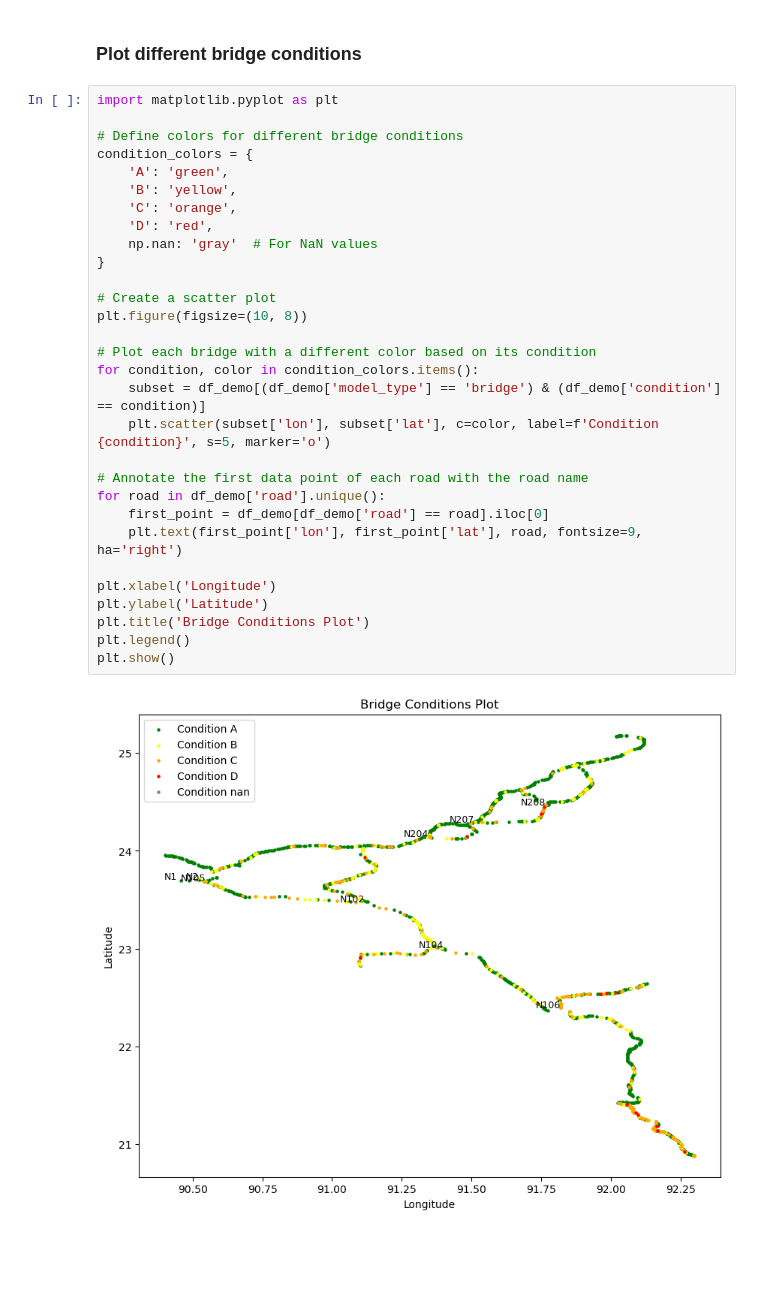
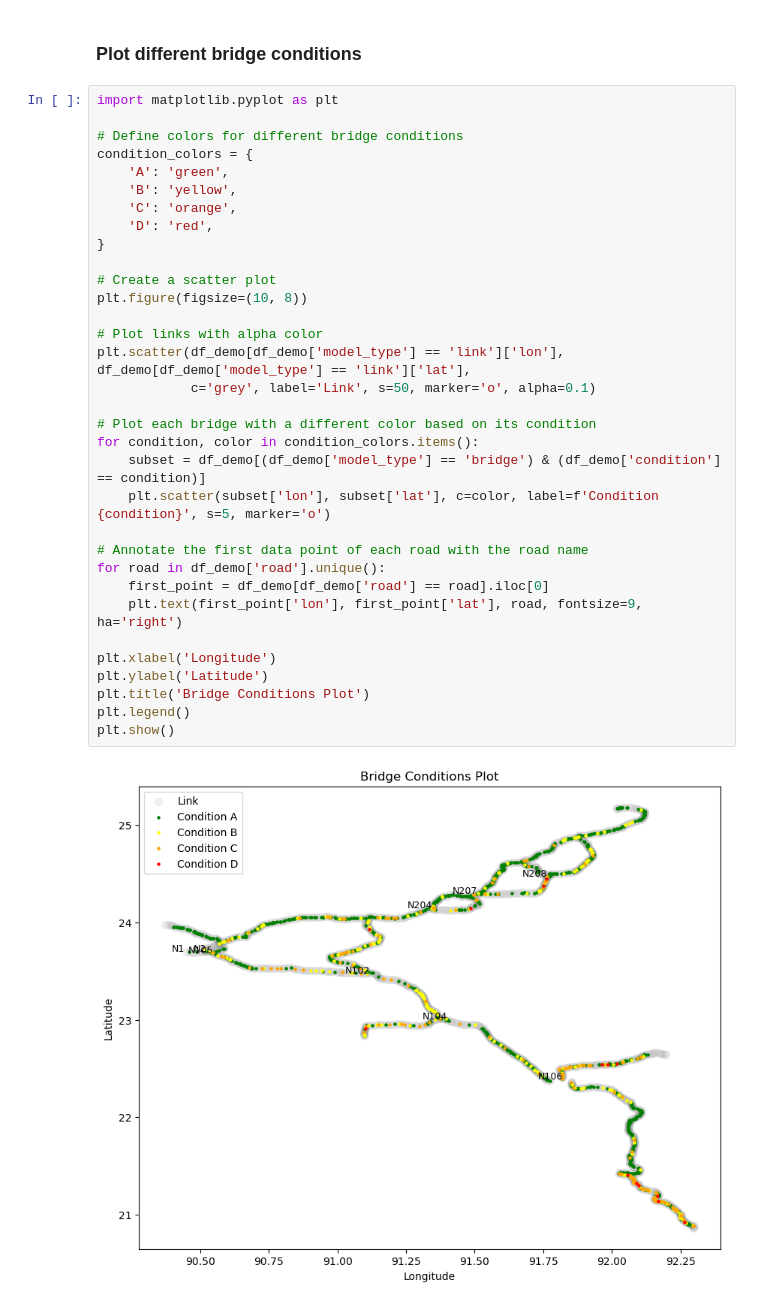
Before and after one commit to daniela1998/Advanced-Simulation-Assignments, a Jupyter notebook: Assignment 3/EPA133a-G16-A3_demo_generator/notebook/CreateDemoFile - Move.ipynb, the cells around one changed output. Drawn from its saved outputs; the diff is of its cells as text; blank space fills up the shorter version.

Commit message:
some plot for report

```diff
--- a/Assignment 3/EPA133a-G16-A3_demo_generator/notebook/CreateDemoFile - Move.ipynb
+++ b/Assignment 3/EPA133a-G16-A3_demo_generator/notebook/CreateDemoFile - Move.ipynb
@@ -473,32 +473,35 @@ plt.show()
 # %%
 import matplotlib.pyplot as plt
 
 # Define colors for different bridge conditions
 condition_colors = {
     'A': 'green',
     'B': 'yellow',
     'C': 'orange',
     'D': 'red',
-    np.nan: 'gray'  # For NaN values
 }
 
 # Create a scatter plot
 plt.figure(figsize=(10, 8))
+
+# Plot links with alpha color
+plt.scatter(df_demo[df_demo['model_type'] == 'link']['lon'], df_demo[df_demo['model_type'] == 'link']['lat'],
+            c='grey', label='Link', s=50, marker='o', alpha=0.1)
 
 # Plot each bridge with a different color based on its condition
 for condition, color in condition_colors.items():
     subset = df_demo[(df_demo['model_type'] == 'bridge') & (df_demo['condition'] == condition)]
     plt.scatter(subset['lon'], subset['lat'], c=color, label=f'Condition {condition}', s=5, marker='o')
 
 # Annotate the first data point of each road with the road name
 for road in df_demo['road'].unique():
     first_point = df_demo[df_demo['road'] == road].iloc[0]
     plt.text(first_point['lon'], first_point['lat'], road, fontsize=9, ha='right')
 
 plt.xlabel('Longitude')
 plt.ylabel('Latitude')
 plt.title('Bridge Conditions Plot')
 plt.legend()
 plt.show()
 # %% [output]
-[figure, old version]
+[figure, new version]
```
Also changed, not shown: parts of 1 cell of this notebook.
